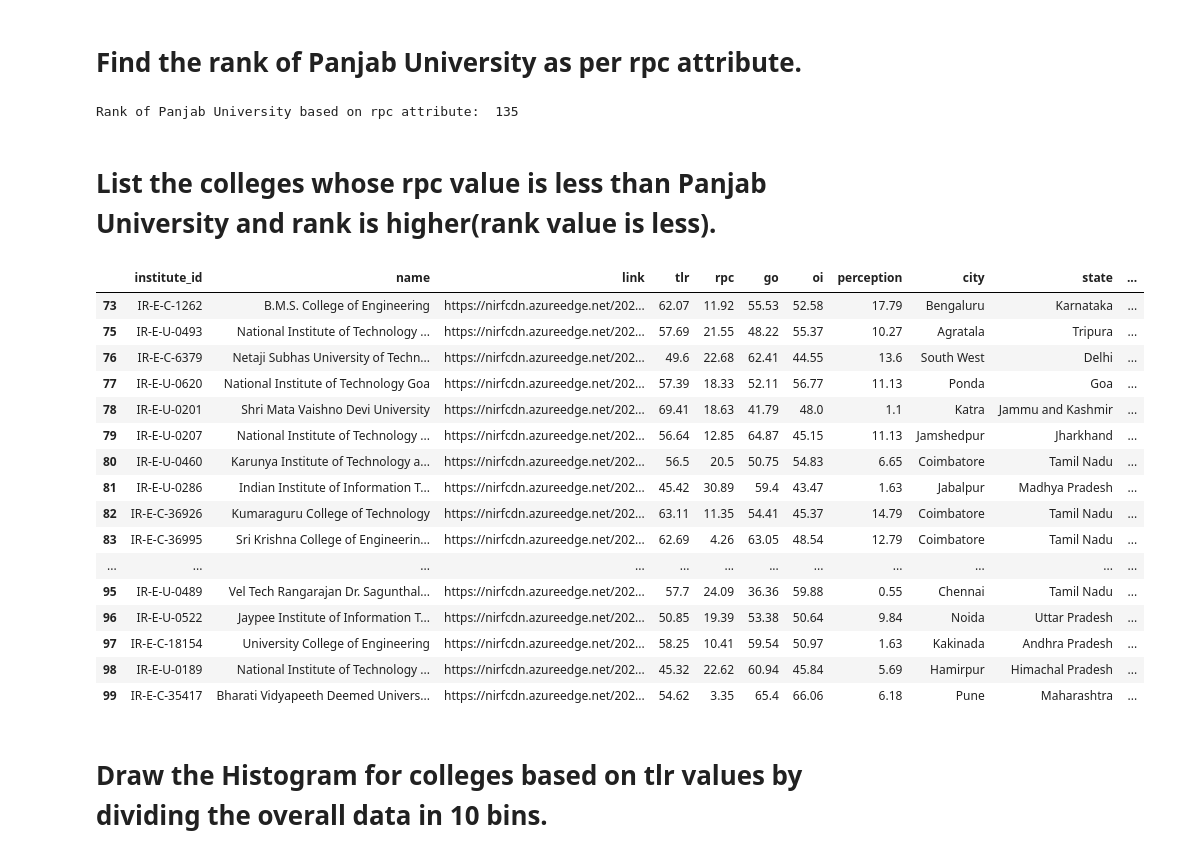
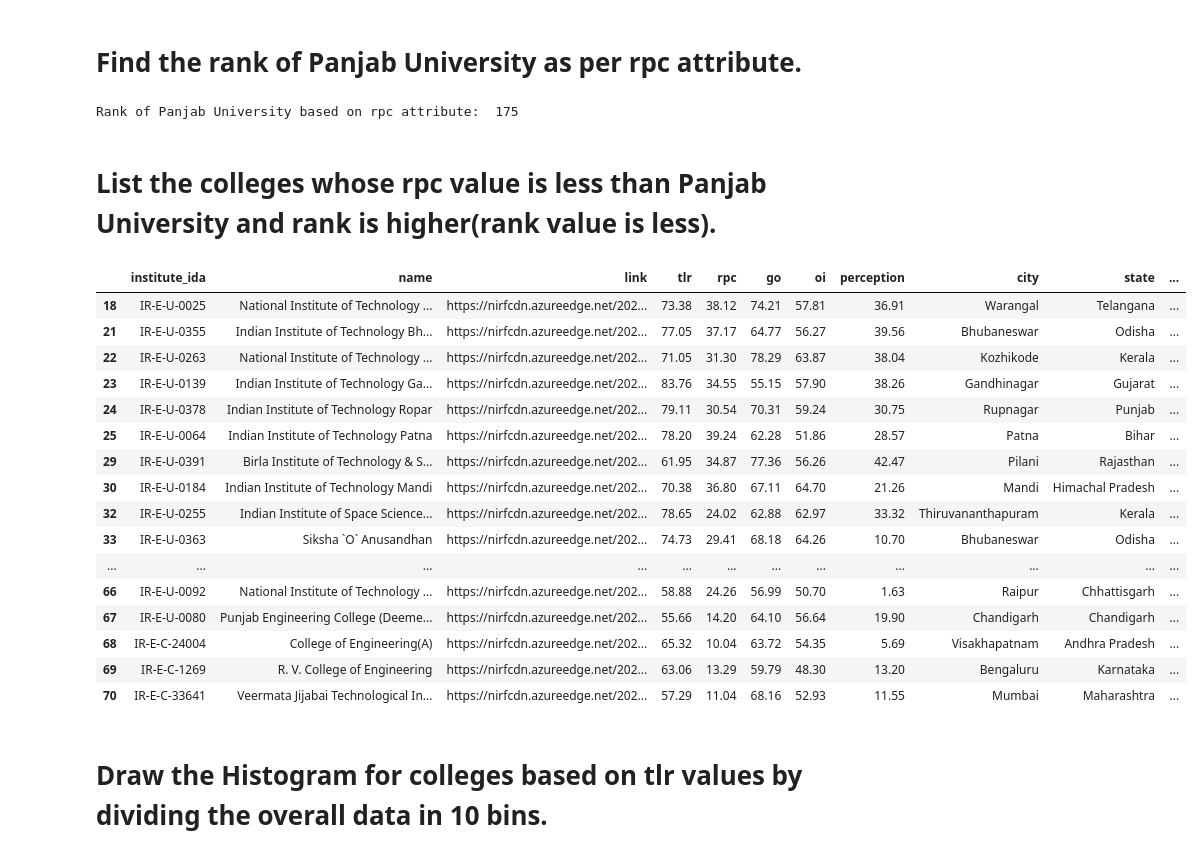
Before and after one commit to ankay212000/Data-Mining-and-Analysis-Practical, a Jupyter notebook: Exercise8_UE183065.ipynb, the cells around one changed output. Drawn from its saved outputs; the diff is of its cells as text; code cells hidden in the pictures.

```diff
--- a/Exercise8_UE183065.ipynb
+++ b/Exercise8_UE183065.ipynb
@@ -52,0 +19,3 @@ df
+# %%
+import pandas as pd
+df = pd.read_csv("nirf_engg_ranking_india_2020 (1).csv")
@@ -101,9 +80,11 @@ df2
 # %% [markdown]
 # Find the rank of Panjab University as per rpc attribute.
 # %%
-print("Rank of Panjab University based on rpc attribute: ",df2.loc[df2['name'] == "Panjab University"].index[0])
+df2=df2.reset_index(drop=True)
+pu_rpc=df2.loc[df2['name'] == "Panjab University"]
+print("Rank of Panjab University based on rpc attribute: ",pu_rpc.index.values[0]+1)
 # %% [output]
-Rank of Panjab University based on rpc attribute:  135
+Rank of Panjab University based on rpc attribute:  175
 # %% [markdown]
 # List the colleges whose rpc value is less than Panjab University and rank is higher(rank value is less).
 # %%
@@ -112,25 +93,25 @@ rank_pu=list(df.loc[df['name']=="Panjab University"]['rank'])
 rpc_pu=rpc_pu[0]
 rank_pu=rank_pu[0]
 # %%
-df.loc[(df['rank'] > rank_pu) & (df['rpc'] < rpc_pu)]
+df.loc[(df['rank'] < rank_pu) & (df['rpc'] < rpc_pu)]
 # %% [output]
-|  | institute_id | name | link | tlr | rpc | go | oi | perception | city | state | ... |
-| 73 | IR-E-C-1262 | B.M.S. College of Engineering | https://nirfcdn.azureedge.net/202... | 62.07 | 11.92 | 55.53 | 52.58 | 17.79 | Bengaluru | Karnataka | ... |
-| 75 | IR-E-U-0493 | National Institute of Technology ... | https://nirfcdn.azureedge.net/202... | 57.69 | 21.55 | 48.22 | 55.37 | 10.27 | Agratala | Tripura | ... |
-| 76 | IR-E-C-6379 | Netaji Subhas University of Techn... | https://nirfcdn.azureedge.net/202... | 49.6 | 22.68 | 62.41 | 44.55 | 13.6 | South West | Delhi | ... |
-| 77 | IR-E-U-0620 | National Institute of Technology Goa | https://nirfcdn.azureedge.net/202... | 57.39 | 18.33 | 52.11 | 56.77 | 11.13 | Ponda | Goa | ... |
-| 78 | IR-E-U-0201 | Shri Mata Vaishno Devi University | https://nirfcdn.azureedge.net/202... | 69.41 | 18.63 | 41.79 | 48.0 | 1.1 | Katra | Jammu and Kashmir | ... |
-| 79 | IR-E-U-0207 | National Institute of Technology ... | https://nirfcdn.azureedge.net/202... | 56.64 | 12.85 | 64.87 | 45.15 | 11.13 | Jamshedpur | Jharkhand | ... |
-| 80 | IR-E-U-0460 | Karunya Institute of Technology a... | https://nirfcdn.azureedge.net/202... | 56.5 | 20.5 | 50.75 | 54.83 | 6.65 | Coimbatore | Tamil Nadu | ... |
-| 81 | IR-E-U-0286 | Indian Institute of Information T... | https://nirfcdn.azureedge.net/202... | 45.42 | 30.89 | 59.4 | 43.47 | 1.63 | Jabalpur | Madhya Pradesh | ... |
-| 82 | IR-E-C-36926 | Kumaraguru College of Technology | https://nirfcdn.azureedge.net/202... | 63.11 | 11.35 | 54.41 | 45.37 | 14.79 | Coimbatore | Tamil Nadu | ... |
-| 83 | IR-E-C-36995 | Sri Krishna College of Engineerin... | https://nirfcdn.azureedge.net/202... | 62.69 | 4.26 | 63.05 | 48.54 | 12.79 | Coimbatore | Tamil Nadu | ... |
+|  | institute_ida | name | link | tlr | rpc | go | oi | perception | city | state | ... |
+| 18 | IR-E-U-0025 | National Institute of Technology ... | https://nirfcdn.azureedge.net/202... | 73.38 | 38.12 | 74.21 | 57.81 | 36.91 | Warangal | Telangana | ... |
+| 21 | IR-E-U-0355 | Indian Institute of Technology Bh... | https://nirfcdn.azureedge.net/202... | 77.05 | 37.17 | 64.77 | 56.27 | 39.56 | Bhubaneswar | Odisha | ... |
+| 22 | IR-E-U-0263 | National Institute of Technology ... | https://nirfcdn.azureedge.net/202... | 71.05 | 31.30 | 78.29 | 63.87 | 38.04 | Kozhikode | Kerala | ... |
+| 23 | IR-E-U-0139 | Indian Institute of Technology Ga... | https://nirfcdn.azureedge.net/202... | 83.76 | 34.55 | 55.15 | 57.90 | 38.26 | Gandhinagar | Gujarat | ... |
+| 24 | IR-E-U-0378 | Indian Institute of Technology Ropar | https://nirfcdn.azureedge.net/202... | 79.11 | 30.54 | 70.31 | 59.24 | 30.75 | Rupnagar | Punjab | ... |
+| 25 | IR-E-U-0064 | Indian Institute of Technology Patna | https://nirfcdn.azureedge.net/202... | 78.20 | 39.24 | 62.28 | 51.86 | 28.57 | Patna | Bihar | ... |
+| 29 | IR-E-U-0391 | Birla Institute of Technology & S... | https://nirfcdn.azureedge.net/202... | 61.95 | 34.87 | 77.36 | 56.26 | 42.47 | Pilani | Rajasthan | ... |
+| 30 | IR-E-U-0184 | Indian Institute of Technology Mandi | https://nirfcdn.azureedge.net/202... | 70.38 | 36.80 | 67.11 | 64.70 | 21.26 | Mandi | Himachal Pradesh | ... |
+| 32 | IR-E-U-0255 | Indian Institute of Space Science... | https://nirfcdn.azureedge.net/202... | 78.65 | 24.02 | 62.88 | 62.97 | 33.32 | Thiruvananthapuram | Kerala | ... |
+| 33 | IR-E-U-0363 | Siksha `O` Anusandhan | https://nirfcdn.azureedge.net/202... | 74.73 | 29.41 | 68.18 | 64.26 | 10.70 | Bhubaneswar | Odisha | ... |
 | ... | ... | ... | ... | ... | ... | ... | ... | ... | ... | ... | ... |
-| 95 | IR-E-U-0489 | Vel Tech Rangarajan Dr. Sagunthal... | https://nirfcdn.azureedge.net/202... | 57.7 | 24.09 | 36.36 | 59.88 | 0.55 | Chennai | Tamil Nadu | ... |
-| 96 | IR-E-U-0522 | Jaypee Institute of Information T... | https://nirfcdn.azureedge.net/202... | 50.85 | 19.39 | 53.38 | 50.64 | 9.84 | Noida | Uttar Pradesh | ... |
-| 97 | IR-E-C-18154 | University College of Engineering | https://nirfcdn.azureedge.net/202... | 58.25 | 10.41 | 59.54 | 50.97 | 1.63 | Kakinada | Andhra Pradesh | ... |
-| 98 | IR-E-U-0189 | National Institute of Technology ... | https://nirfcdn.azureedge.net/202... | 45.32 | 22.62 | 60.94 | 45.84 | 5.69 | Hamirpur | Himachal Pradesh | ... |
-| 99 | IR-E-C-35417 | Bharati Vidyapeeth Deemed Univers... | https://nirfcdn.azureedge.net/202... | 54.62 | 3.35 | 65.4 | 66.06 | 6.18 | Pune | Maharashtra | ... |
+| 66 | IR-E-U-0092 | National Institute of Technology ... | https://nirfcdn.azureedge.net/202... | 58.88 | 24.26 | 56.99 | 50.70 | 1.63 | Raipur | Chhattisgarh | ... |
+| 67 | IR-E-U-0080 | Punjab Engineering College (Deeme... | https://nirfcdn.azureedge.net/202... | 55.66 | 14.20 | 64.10 | 56.64 | 19.90 | Chandigarh | Chandigarh | ... |
+| 68 | IR-E-C-24004 | College of Engineering(A) | https://nirfcdn.azureedge.net/202... | 65.32 | 10.04 | 63.72 | 54.35 | 5.69 | Visakhapatnam | Andhra Pradesh | ... |
+| 69 | IR-E-C-1269 | R. V. College of Engineering | https://nirfcdn.azureedge.net/202... | 63.06 | 13.29 | 59.79 | 48.30 | 13.20 | Bengaluru | Karnataka | ... |
+| 70 | IR-E-C-33641 | Veermata Jijabai Technological In... | https://nirfcdn.azureedge.net/202... | 57.29 | 11.04 | 68.16 | 52.93 | 11.55 | Mumbai | Maharashtra | ... |
 # %% [markdown]
 # Draw the Histogram for colleges based on tlr values by dividing the overall data in 10 bins.
 # %%
```
Also changed, not shown: parts of 10 cells of this notebook.
